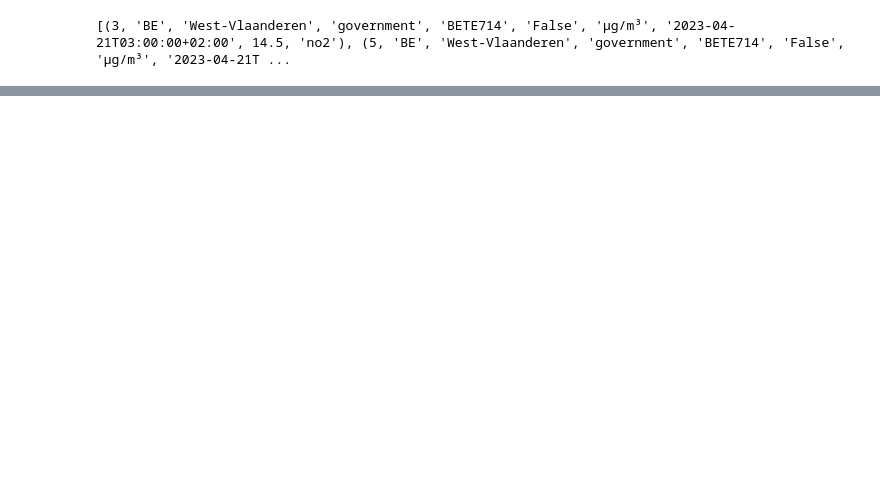
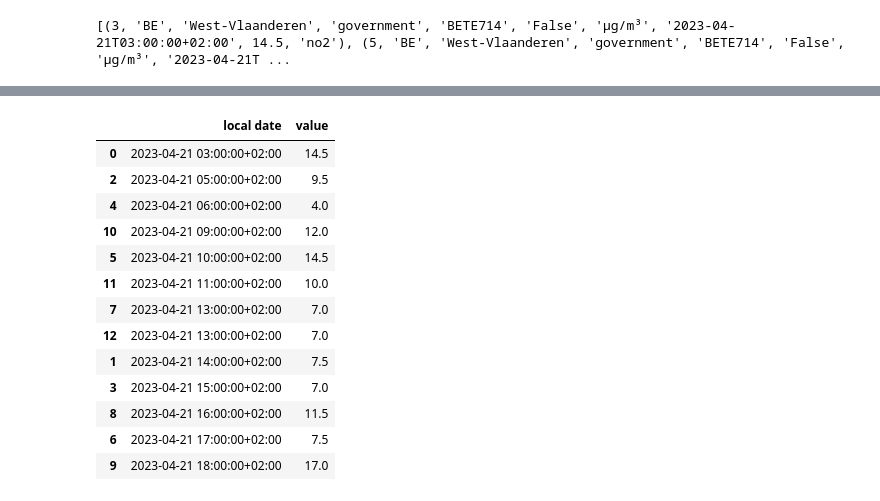
Before and after one commit to gkrampah/inter_project, a Jupyter notebook: DataAnalysis.ipynb, the cells around one changed output, grey strips where cells are left out. Cells and saved outputs as stored; diff of their text form; code cells hidden in the pictures; blank space fills up the shorter version.

```diff
--- a/DataAnalysis.ipynb
+++ b/DataAnalysis.ipynb
@@ -423,0 +439,21 @@ df.plot()
+# %%
+df['local date'] = pd.to_datetime(df['local date'])
+
+df_TP = df[['local date', 'value']]
+
+df_TP
+# %% [output]
+|  | local date | value |
+| 0 | 2023-04-21 03:00:00+02:00 | 14.5 |
+| 2 | 2023-04-21 05:00:00+02:00 | 9.5 |
+| 4 | 2023-04-21 06:00:00+02:00 | 4.0 |
+| 10 | 2023-04-21 09:00:00+02:00 | 12.0 |
+| 5 | 2023-04-21 10:00:00+02:00 | 14.5 |
+| 11 | 2023-04-21 11:00:00+02:00 | 10.0 |
+| 7 | 2023-04-21 13:00:00+02:00 | 7.0 |
+| 12 | 2023-04-21 13:00:00+02:00 | 7.0 |
+| 1 | 2023-04-21 14:00:00+02:00 | 7.5 |
+| 3 | 2023-04-21 15:00:00+02:00 | 7.0 |
+| 8 | 2023-04-21 16:00:00+02:00 | 11.5 |
+| 6 | 2023-04-21 17:00:00+02:00 | 7.5 |
+| 9 | 2023-04-21 18:00:00+02:00 | 17.0 |
```
Also changed, not shown: parts of 18 cells of this notebook, 1 other file.
